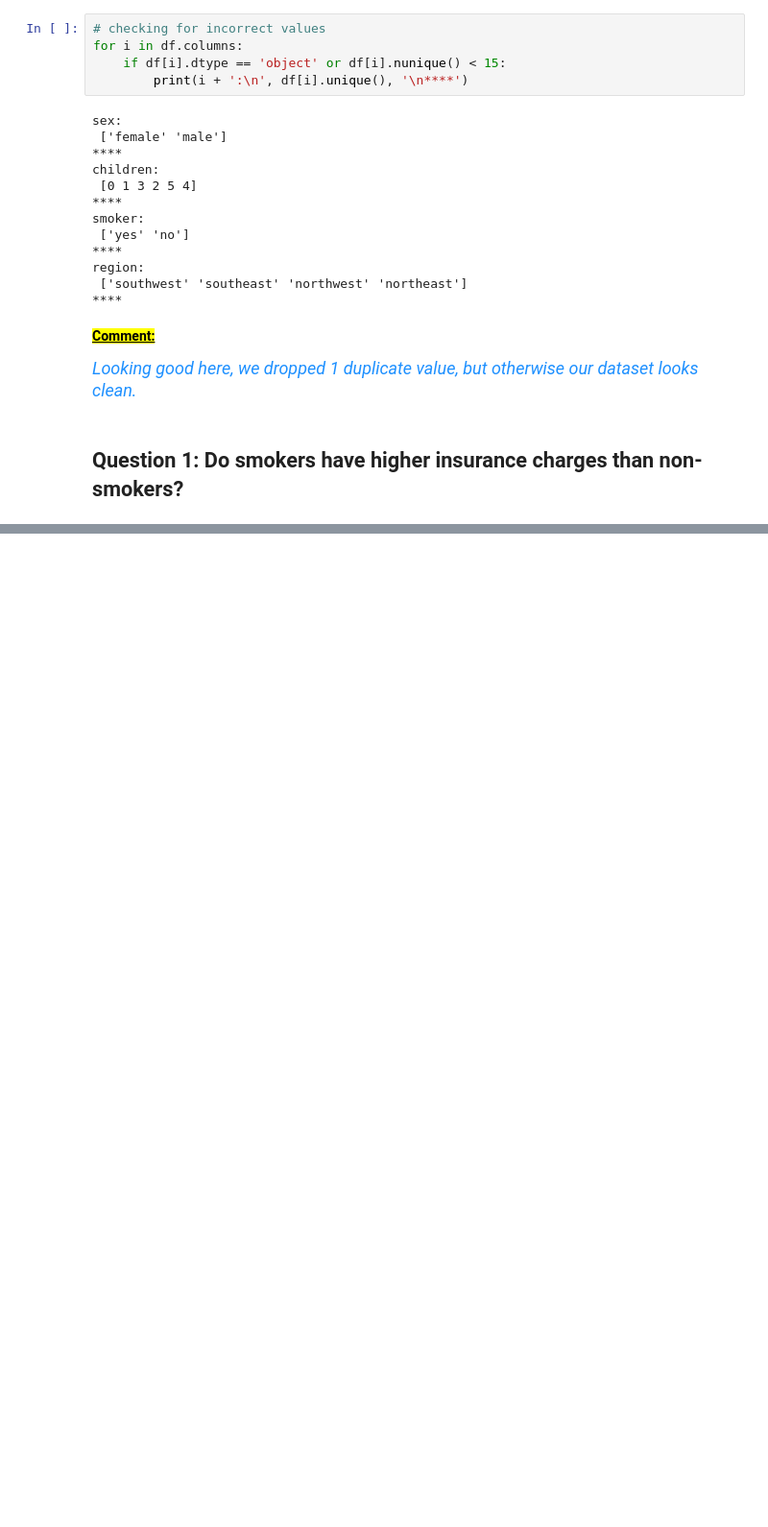
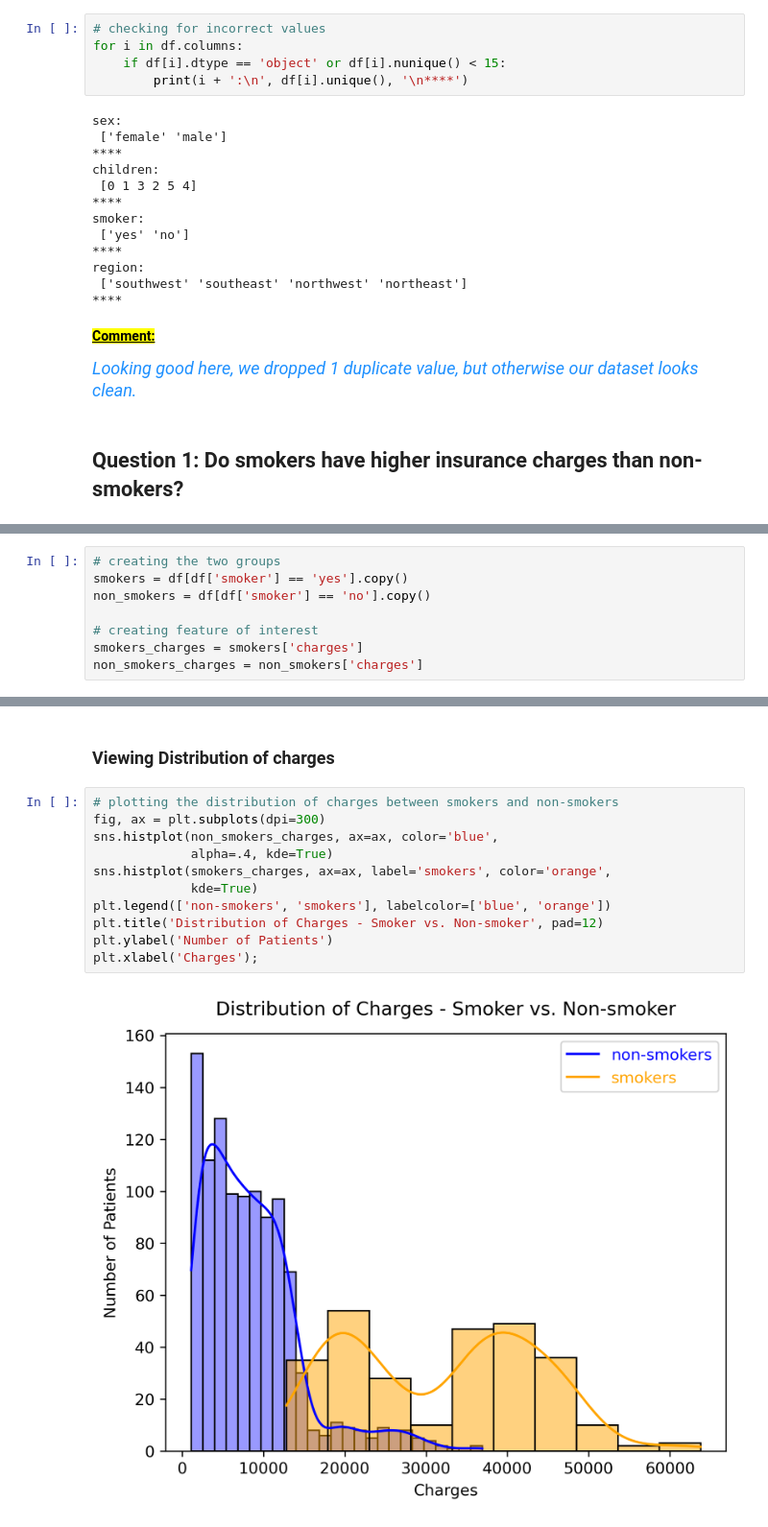
Before and after one commit to CRPeace/CD_Hypothesis_Testing_with_Insurance_Data, a Jupyter notebook: C.Peace_Hypothesis_Testing_with_Insurance_Data.ipynb, the cells around one changed output, grey strips where cells are left out. Shown: that part at 96% size. Drawn from its saved outputs; the diff is of its cells as text; blank space fills up the shorter version.

```diff
--- a/C.Peace_Hypothesis_Testing_with_Insurance_Data.ipynb
+++ b/C.Peace_Hypothesis_Testing_with_Insurance_Data.ipynb
@@ -160,0 +180,8 @@ Looking good here, we dropped 1 duplicate value, but otherwise our dataset looks
+# %%
+# creating the two groups
+smokers = df[df['smoker'] == 'yes'].copy()
+non_smokers = df[df['smoker'] == 'no'].copy()
+
+# creating feature of interest
+smokers_charges = smokers['charges']
+non_smokers_charges = non_smokers['charges']
@@ -160,0 +211,15 @@ Looking good here, we dropped 1 duplicate value, but otherwise our dataset looks
+# %% [markdown]
+### Viewing Distribution of charges
+# %%
+# plotting the distribution of charges between smokers and non-smokers
+fig, ax = plt.subplots(dpi=300)
+sns.histplot(non_smokers_charges, ax=ax, color='blue',
+             alpha=.4, kde=True)
+sns.histplot(smokers_charges, ax=ax, label='smokers', color='orange',
+             kde=True)
+plt.legend(['non-smokers', 'smokers'], labelcolor=['blue', 'orange'])
+plt.title('Distribution of Charges - Smoker vs. Non-smoker', pad=12)
+plt.ylabel('Number of Patients')
+plt.xlabel('Charges');
+# %% [output]
+[figure, added]
```
Also changed, not shown: parts of 13 cells of this notebook.
